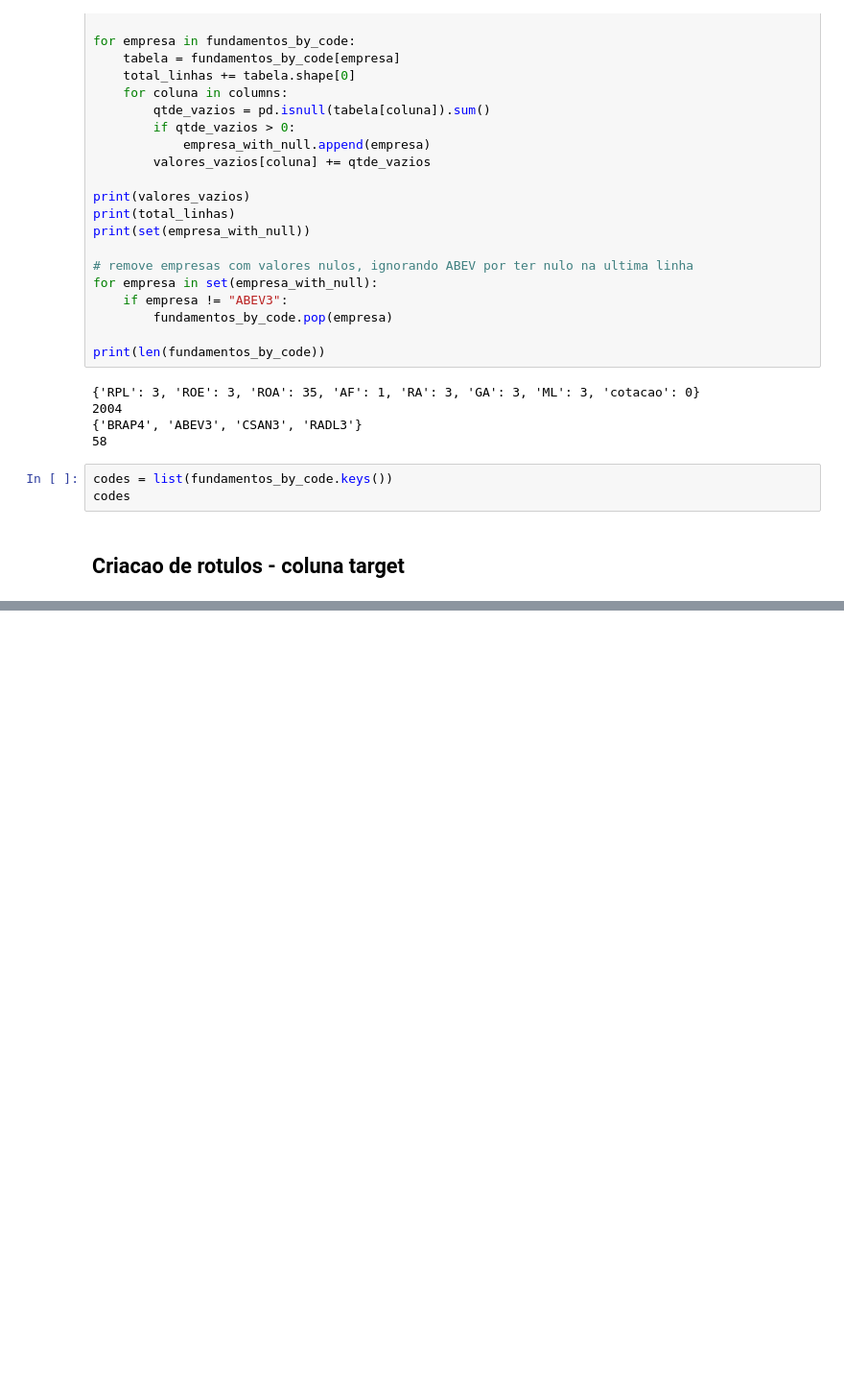
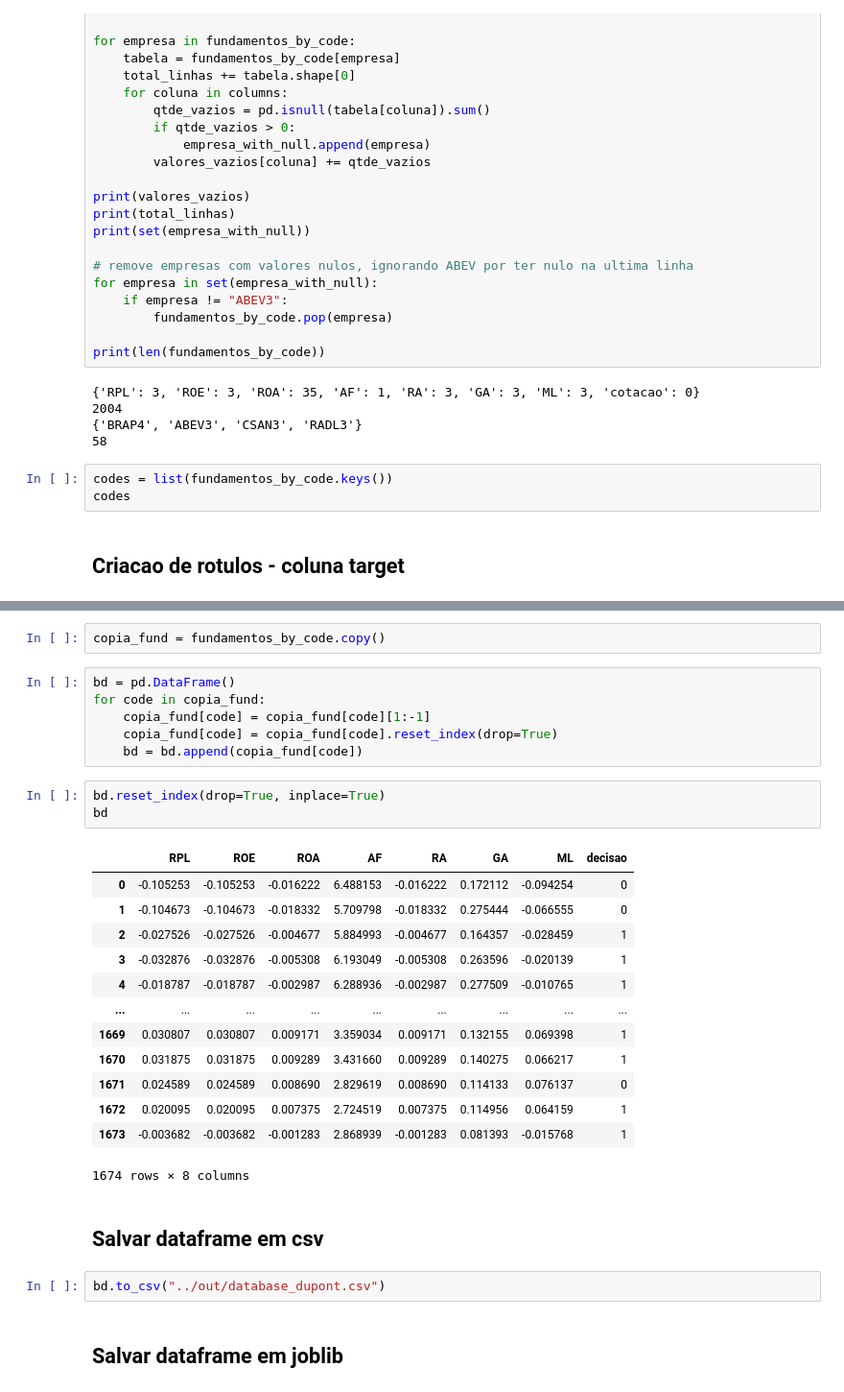
Before and after one commit to ricardomdesa/TCC-PUC-2020, a Jupyter notebook: notebooks/aquisicao.ipynb, the cells around one changed output, grey strips where cells are left out. Shown at 96% size. Drawn from its saved outputs; the diff is of its cells as text; blank space fills up the shorter version.

```diff
--- a/notebooks/aquisicao.ipynb
+++ b/notebooks/aquisicao.ipynb
@@ -279,0 +339,31 @@ Date
+# %%
+copia_fund = fundamentos_by_code.copy()
+# %%
+bd = pd.DataFrame()
+for code in copia_fund:
+    copia_fund[code] = copia_fund[code][1:-1]
+    copia_fund[code] = copia_fund[code].reset_index(drop=True)
+    bd = bd.append(copia_fund[code])
+# %%
+bd.reset_index(drop=True, inplace=True)
+bd
+# %% [output]
+|  | RPL | ROE | ROA | AF | RA | GA | ML | decisao |
+| 0 | -0.105253 | -0.105253 | -0.016222 | 6.488153 | -0.016222 | 0.172112 | -0.094254 | 0 |
+| 1 | -0.104673 | -0.104673 | -0.018332 | 5.709798 | -0.018332 | 0.275444 | -0.066555 | 0 |
+| 2 | -0.027526 | -0.027526 | -0.004677 | 5.884993 | -0.004677 | 0.164357 | -0.028459 | 1 |
+| 3 | -0.032876 | -0.032876 | -0.005308 | 6.193049 | -0.005308 | 0.263596 | -0.020139 | 1 |
+| 4 | -0.018787 | -0.018787 | -0.002987 | 6.288936 | -0.002987 | 0.277509 | -0.010765 | 1 |
+| ... | ... | ... | ... | ... | ... | ... | ... | ... |
+| 1669 | 0.030807 | 0.030807 | 0.009171 | 3.359034 | 0.009171 | 0.132155 | 0.069398 | 1 |
+| 1670 | 0.031875 | 0.031875 | 0.009289 | 3.431660 | 0.009289 | 0.140275 | 0.066217 | 1 |
+| 1671 | 0.024589 | 0.024589 | 0.008690 | 2.829619 | 0.008690 | 0.114133 | 0.076137 | 0 |
+| 1672 | 0.020095 | 0.020095 | 0.007375 | 2.724519 | 0.007375 | 0.114956 | 0.064159 | 1 |
+| 1673 | -0.003682 | -0.003682 | -0.001283 | 2.868939 | -0.001283 | 0.081393 | -0.015768 | 1 |
+1674 rows × 8 columns
+# %% [markdown]
+## Salvar dataframe em csv
+# %%
+bd.to_csv("../out/database_dupont.csv")
+# %% [markdown]
+## Salvar dataframe em joblib
```
Also changed, not shown: parts of 8 cells of this notebook, 2 other files.
